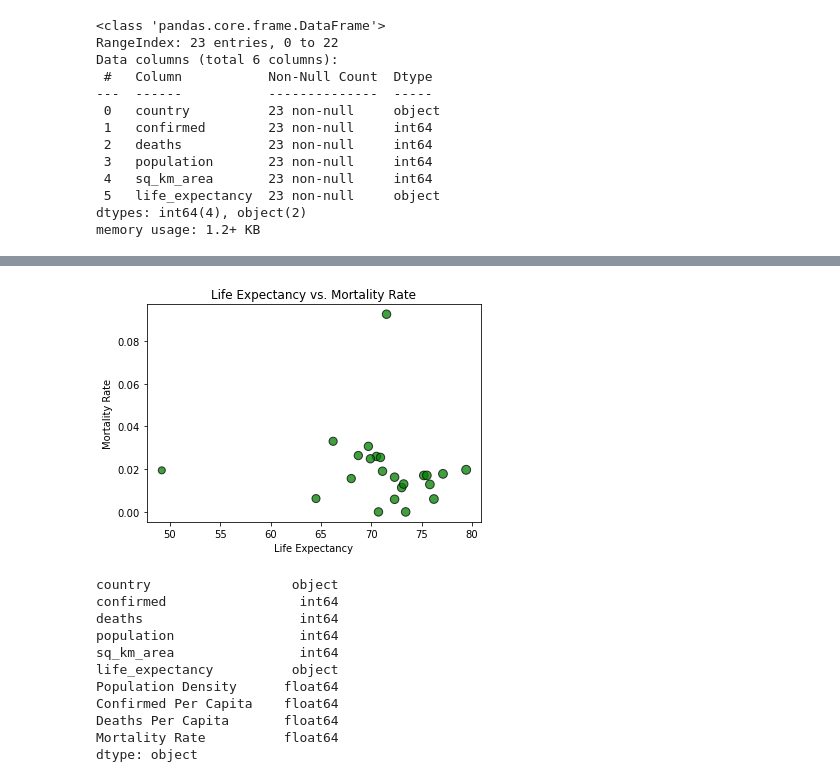
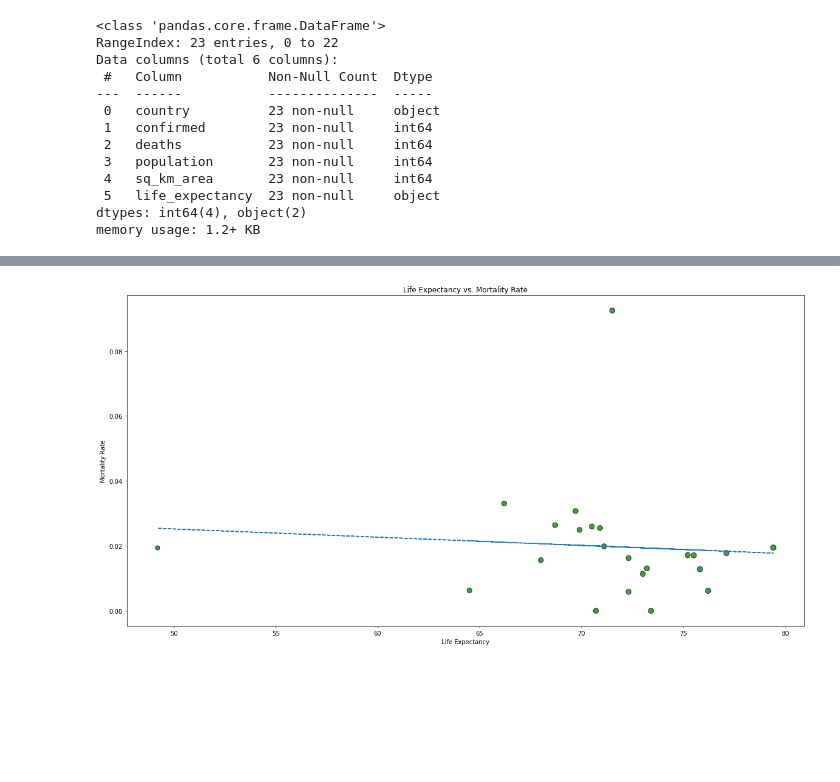
Before and after one commit to grantbot/Project-1, a Jupyter notebook: m-media-api-test.ipynb, the cells around one changed output, grey strips where cells are left out. Drawn from its saved outputs; the diff is of its cells as text; code cells hidden in the pictures; blank space fills up the shorter version.

```diff
--- a/m-media-api-test.ipynb
+++ b/m-media-api-test.ipynb
@@ -114,0 +68,7 @@ df.head()
+# %%
+# save as csv to limit API requests
+pulled_df.to_csv('NAcovid.csv',index = False)
+
+# open and read
+df = pd.read_csv('NAcovid.csv')
+df.head()
@@ -273,26 +260,19 @@ plt.show()
 # %%
 # Scatter Plot of Life Expectancy and Mortality Rate
 x_axis = clean_df['life_expectancy']
 y_axis = clean_df['Mortality Rate']
+
+plt.figure(figsize=(20,10))
 plt.scatter(x_axis, y_axis, marker="o", facecolors="green", edgecolors="black",
             s=x_axis, alpha=0.75)
+
+slope, intercept, r, p, std_err = st.linregress(x_axis, y_axis)
+fit = slope * x_axis + intercept
+plt.plot(x_axis,fit,"--")
+
 plt.ylabel('Mortality Rate')
 plt.xlabel('Life Expectancy')
 plt.title('Life Expectancy vs. Mortality Rate')
 plt.show()
 # %% [output]
-[figure, old version]
+[figure, new version]
-# %%
-clean_df.dtypes
-# %% [output]
-country                  object
-confirmed                 int64
-deaths                    int64
-population                int64
-sq_km_area                int64
-life_expectancy          object
-Population Density      float64
-Confirmed Per Capita    float64
-Deaths Per Capita       float64
-Mortality Rate          float64
-dtype: object
```
Also changed, not shown: parts of 24 cells of this notebook, 6 other files.
